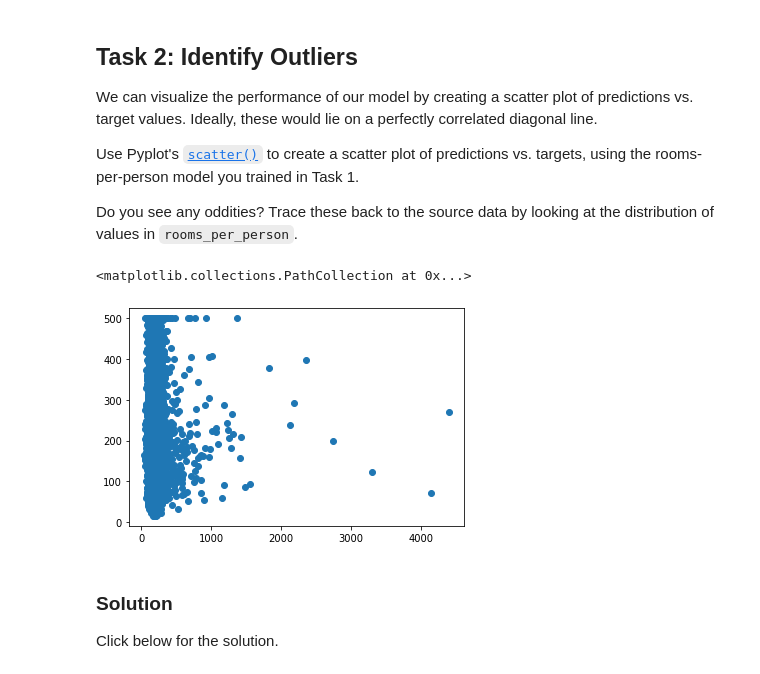
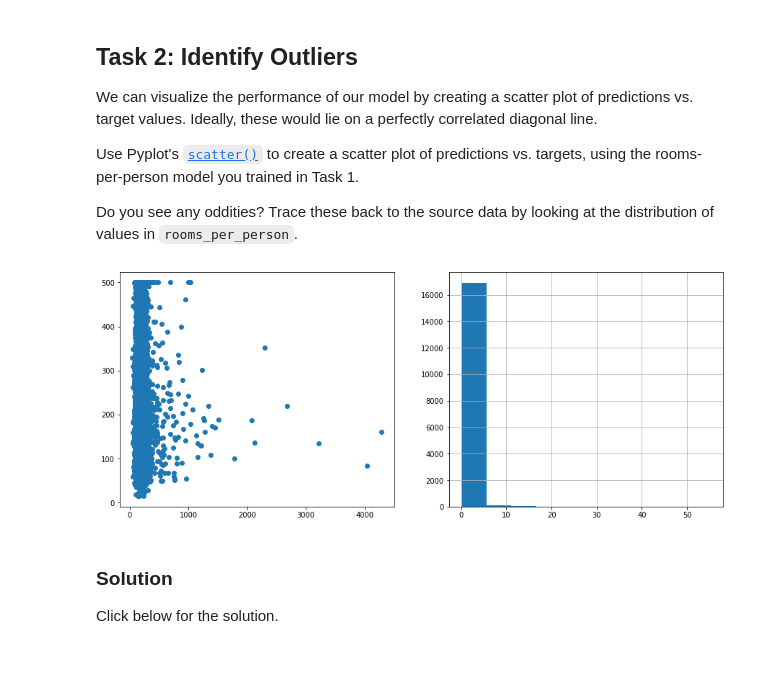
Before and after one commit to thecasper2/tensorflow-colab, a Jupyter notebook: synthetic_features_and_outliers.ipynb, the cells around one changed output. Saved outputs shown, nothing was run; the diff lists cells and outputs as text; code cells hidden in the pictures.

```diff
--- a/synthetic_features_and_outliers.ipynb
+++ b/synthetic_features_and_outliers.ipynb
@@ -275,11 +270,14 @@ We can visualize the performance of our model by creating a scatter plot of pred
 Use Pyplot's [`scatter()`](https://matplotlib.org/gallery/shapes_and_collections/scatter.html) to create a scatter plot of predictions vs. targets, using the rooms-per-person model you trained in Task 1.
 
 Do you see any oddities?  Trace these back to the source data by looking at the distribution of values in `rooms_per_person`.
-# %%
-plt.scatter(calibration_data["predictions"], calibration_data["targets"])
-# %% [output]
-<matplotlib.collections.PathCollection at 0x...>
-[figure, removed]
+# %%
+plt.figure(figsize=(15, 6))
+plt.subplot(1, 2, 1)
+plt.scatter(calibration_data["predictions"], calibration_data["targets"])
+plt.subplot(1, 2, 2)
+_ = california_housing_dataframe["rooms_per_person"].hist()
+# %% [output]
+[figure, added]
 # %% [markdown]
 ### Solution
 
```
Also changed, not shown: parts of 6 cells of this notebook.
